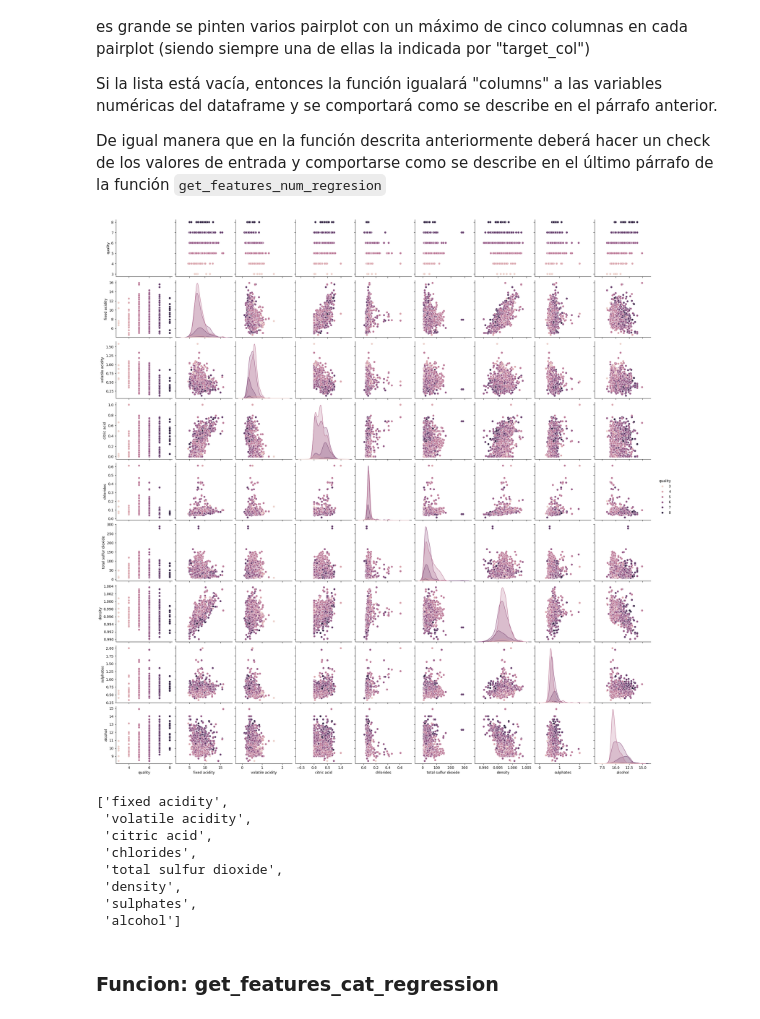
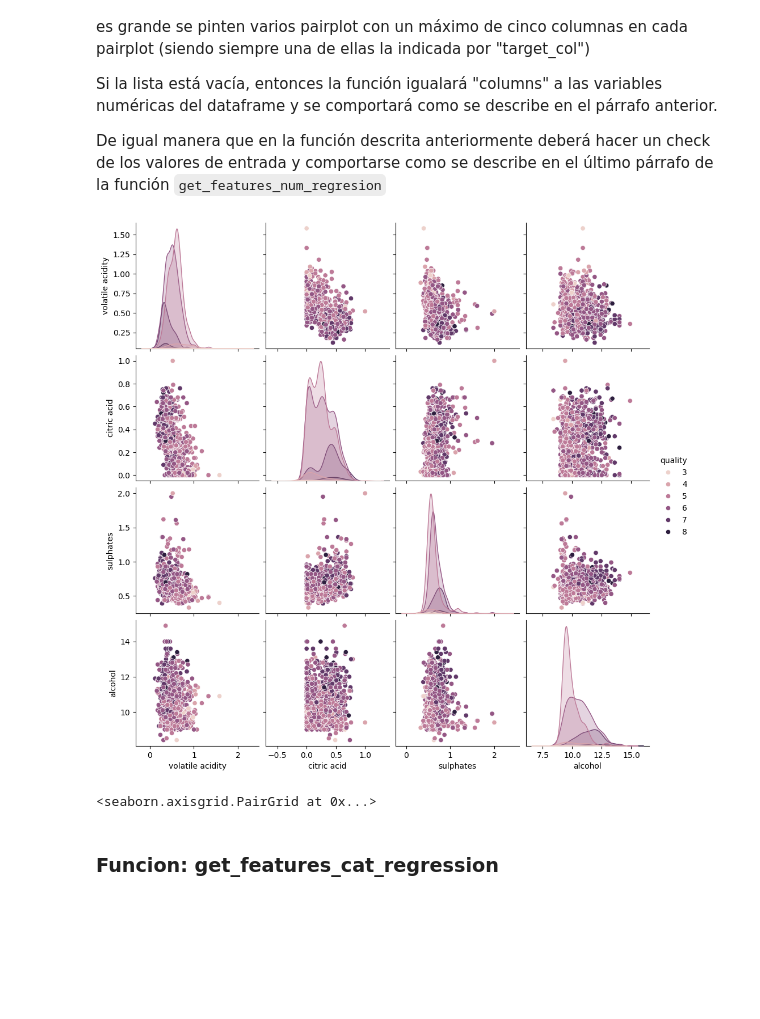
Before and after one commit to Juanxetee/TC-2, a Jupyter notebook: Team_Challenge_ToolBox_I.ipynb, the cells around one changed output. Cells and saved outputs as stored; diff of their text form; code cells hidden in the pictures; blank space fills up the shorter version.

```diff
--- a/Team_Challenge_ToolBox_I.ipynb
+++ b/Team_Challenge_ToolBox_I.ipynb
@@ -58,5 +57,4 @@ from math import sqrt
 # %%
-df = pd.read_csv("obligatoria_hard.csv", delimiter = "|")
 dfw = pd.read_csv('WineQT.csv')
 # %%
 dfw
@@ -253,23 +255,14 @@ def plot_features_num_regression(df, target_col="", umbral_corr=0, pvalue=None):
     list or None: Una lista con las características que cumplen con los criterios especificados, o None si hay errores.
     """
     selected_features = get_features_num_regression(df, target_col, umbral_corr, pvalue)
-    if selected_features is None or not selected_features:
-        return None
-    sns.pairplot(df, vars=[target_col] + selected_features, hue = target_col)
+    fig = sns.pairplot(df, vars= selected_features, hue = target_col)
     plt.show()
-    return selected_features
+    return fig
 # %%
-plot_features_num_regression(dfw, target_col="quality", umbral_corr=0.1)
+plot_features_num_regression(dfw,"quality", 0.2)
 # %% [output]
-[figure, old version]
+[figure, new version]
-['fixed acidity',
- 'volatile acidity',
- 'citric acid',
- 'chlorides',
- 'total sulfur dioxide',
- 'density',
- 'sulphates',
- 'alcohol']
+<seaborn.axisgrid.PairGrid at 0x...>
 # %% [markdown]
 ### Funcion: get_features_cat_regression
 # %% [markdown]
```
Also changed, not shown: parts of 13 cells of this notebook, 6 other files.
